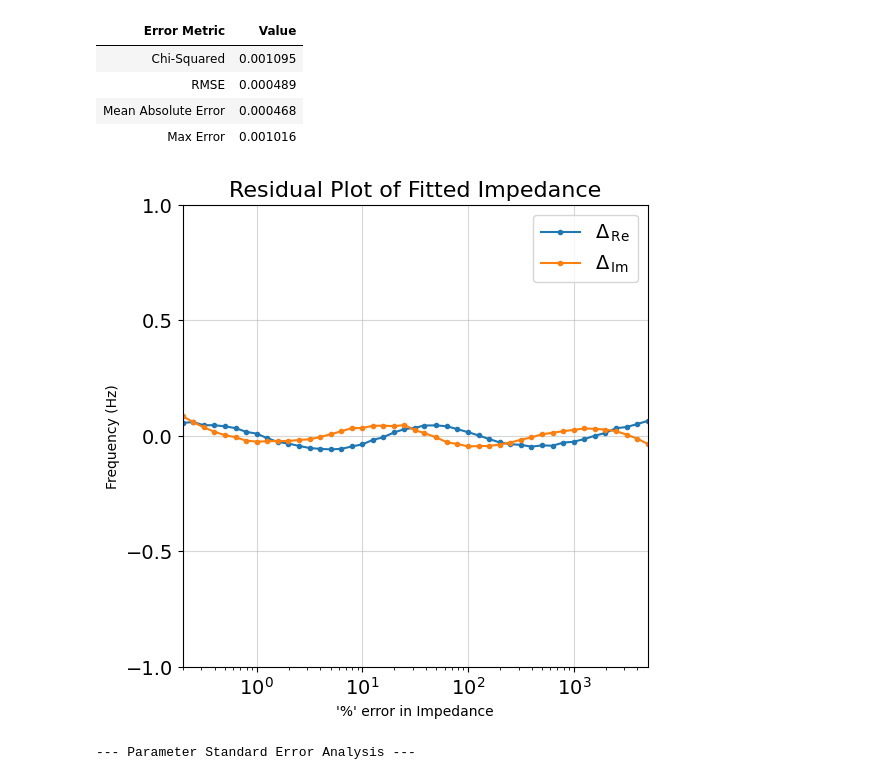
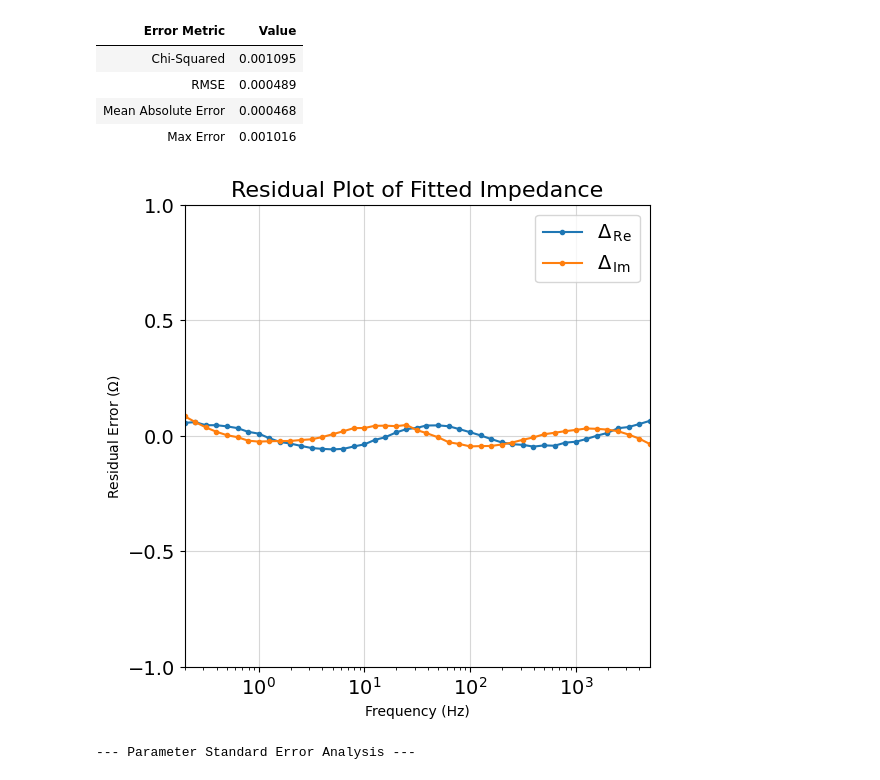
Before and after one commit to SushankMishra/EIS-Fitting, a Jupyter notebook: EIS_Fitting Check using Impedance Library.ipynb, the cells around one changed output. Saved outputs shown, nothing was run; the diff lists cells and outputs as text; code cells hidden in the pictures.

```diff
--- a/EIS_Fitting Check using Impedance Library.ipynb
+++ b/EIS_Fitting Check using Impedance Library.ipynb
@@ -118,13 +118,21 @@ df_metrics.style.hide(axis='index')
 | Max Error | 0.001016 |
 # %%
 fig, ax = plt.subplots(figsize=(6, 6))
-plot_residuals(ax,f_x,(Z_fit-Z).real,(Z_fit-Z).imag,y_limits=(-1,1))
-plt.title("Residual Plot of Fitted Impedance", fontsize=16)
-plt.xlabel("'%' error in Impedance", fontsize=10)
-plt.ylabel("Frequency (Hz)", fontsize=10)
+
+# This line is correct, assuming plot_residuals is defined
+plot_residuals(ax, f_x, (Z_fit-Z).real, (Z_fit-Z).imag, y_limits=(-1, 1))
+
+# --- Fixes Below ---
+# Use ax.set_... instead of plt....
+# And swap the x and y labels
+
+ax.set_title("Residual Plot of Fitted Impedance", fontsize=16)
+ax.set_xlabel("Frequency (Hz)", fontsize=10)  # X-axis should be frequency
+ax.set_ylabel("Residual Error ($\Omega$)", fontsize=10) # Y-axis should be the error
+
 plt.show()
 # %% [output]
-[figure, old version]
+[figure, new version]
 # %%
 # import pandas as pd
 # import numpy as np
```
Also changed, not shown: 9 other files.
